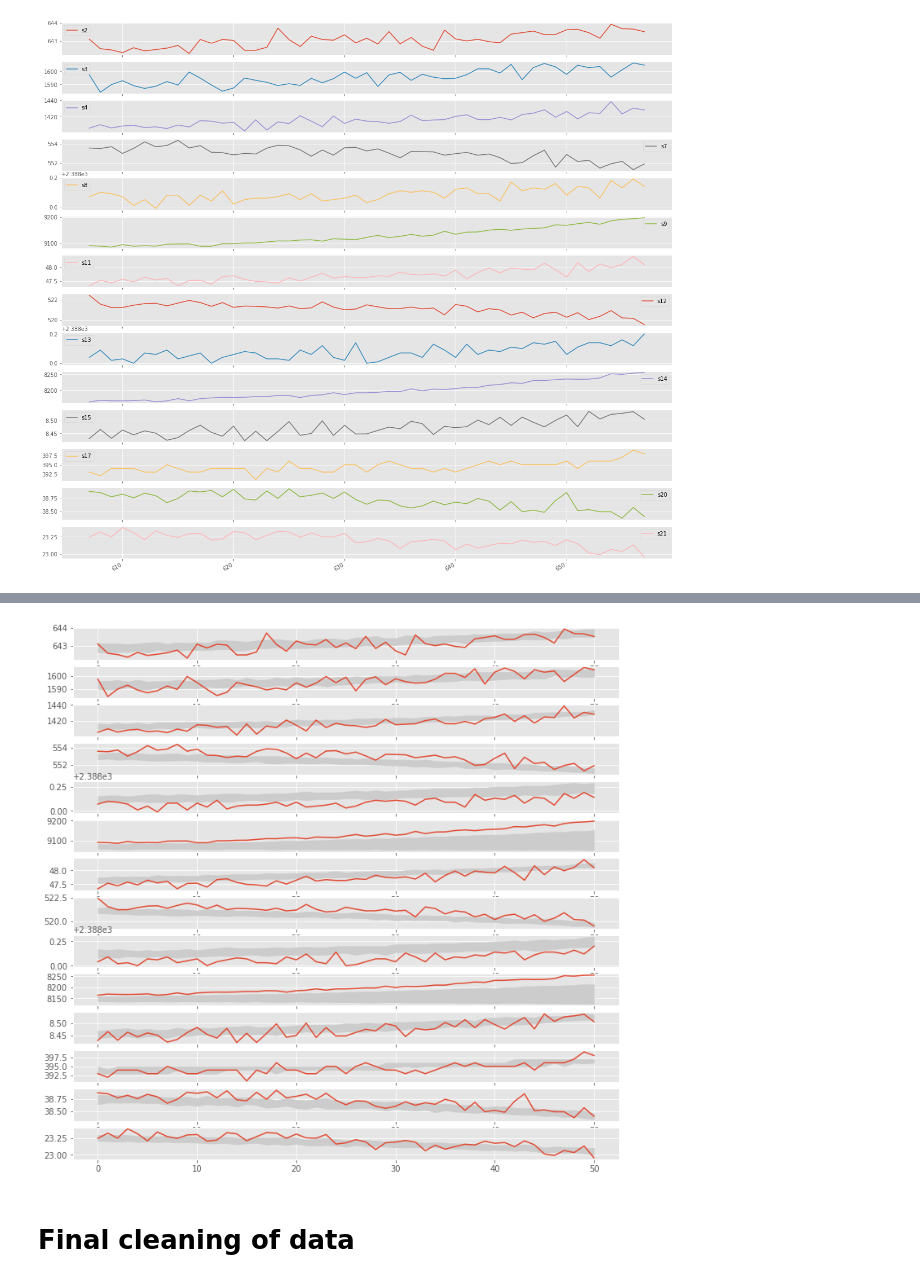
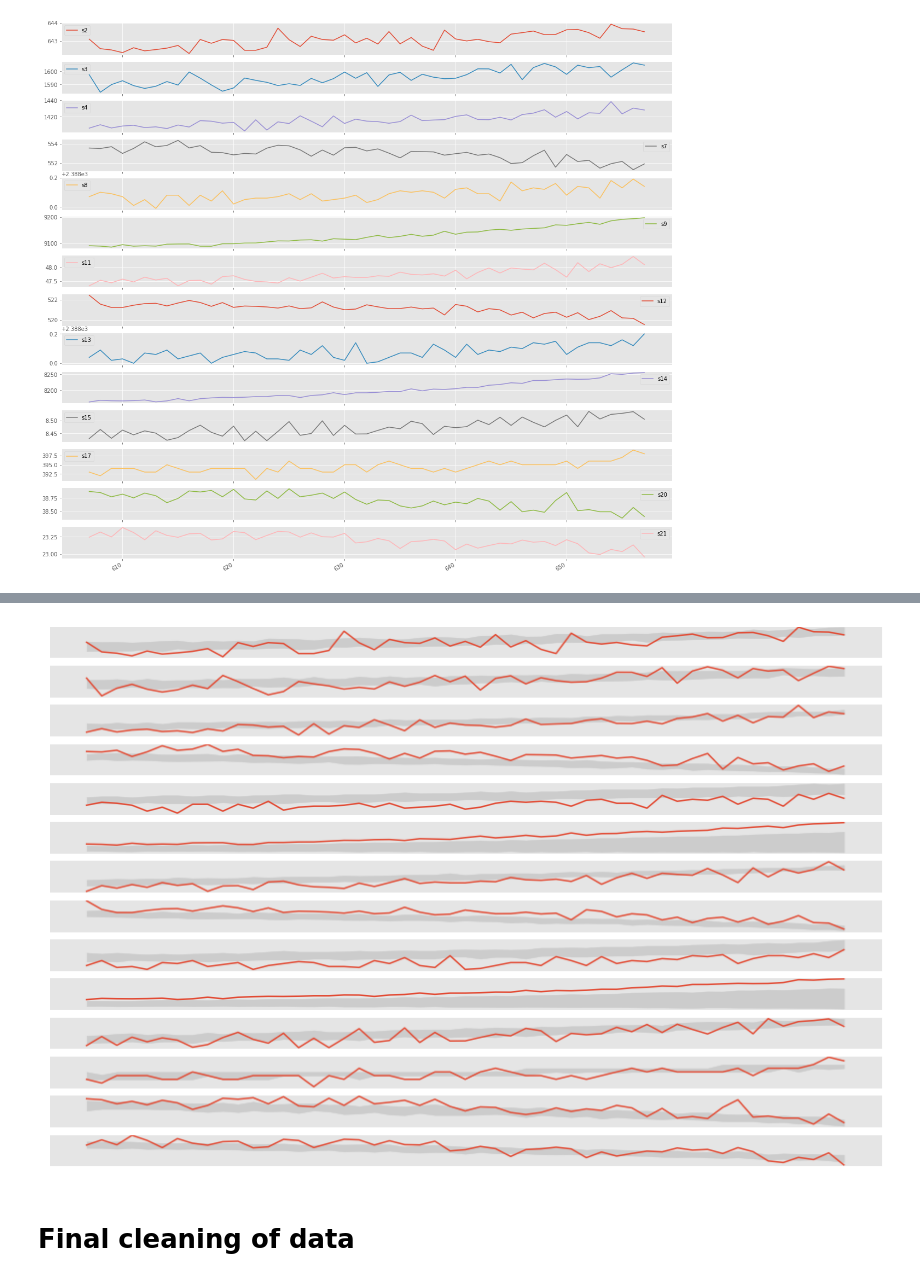
Before and after one commit to arcweld/DSI_Capstone_2, a Jupyter notebook: Capstone2.ipynb, the cells around one changed output, grey strips where cells are left out. Drawn from its saved outputs; the diff is of its cells as text; code cells hidden in the pictures.

```diff
--- a/Capstone2.ipynb
+++ b/Capstone2.ipynb
@@ -499,3 +483,0 @@ window_avg_sd(df1)
-# %%
-df1.dropna(axis=0, inplace=True)
-df1.info()
@@ -522,8 +483,0 @@ memory usage: 11.2 MB
-# %%
-engine_id3 = df1[df1['id'] == 3]
-engine_id3_50cycleWindow = engine_id3[engine_id3['RUL'] <= engine_id3['RUL'].min() + 50]
-cols1 = ['a2', 'a3', 'a4', 'a7', 'a8', 'a9', 'a11', 'a12', 'a13', 'a14', 'a15', 'a17', 'a20', 'a21']
-engine_id3_50cycleWindow1 = engine_id3_50cycleWindow[cols1]
-
-# plotting sensor data for engine ID 3 prior to a failure point
-engine_id3_50cycleWindow1.plot(subplots=True, sharex=True, figsize=(20,20));
@@ -540,5 +511,5 @@ q25.set_index('RUL')
 # %%
-eng_id3 = df1[df1['id'] == 3]
+eng_id3 = df2[df2['id'] == 3]
 eng_id3.set_index('RUL')
 # %% [output]
 |  | id | cycle | setting1 | setting2 | setting3 | s1 | s2 | s3 | s4 | s5 | s6 | ... |
@@ -576,0 +550,8 @@ ax.fill_between(index, q25.s3.values.ravel(), q75.s3.values.ravel(), color='0.8'
+# %%
+fig, ax = plt.subplots(len(disp_cols), figsize=(15,10))
+for i, disp in enumerate(disp_cols):
+  ax[i].fill_between(index, q25[disp].values.ravel(), q75[disp].values.ravel())
+  # ax[i].plot(anti_index,eng_id3_50[disp], label=disp)
+  ax[i].set_yticks([])
+  ax[i].set_xticks([])
+plt.savefig('data/trends')
@@ -577,10 +560,13 @@ ax.fill_between(index, q25.s3.values.ravel(), q75.s3.values.ravel(), color='0.8'
 # %%
-fig, ax = plt.subplots(len(disp_cols), figsize=(12,12))
+fig, ax = plt.subplots(len(disp_cols), figsize=(15,10))
 for i, disp in enumerate(disp_cols):
   ax[i].fill_between(index, q25[disp].values.ravel(), q75[disp].values.ravel(), color='0.8')
-  ax[i].plot(anti_index,eng_id3_50[disp])
+  ax[i].plot(anti_index,eng_id3_50[disp], label=disp)
+  ax[i].set_yticks([])
+  ax[i].set_xticks([])
+plt.savefig('data/compare_trends')
 # %% [output]
-[figure, old version]
+[figure, new version]
 # %% [markdown]
 # Final cleaning of data
 # %% [markdown]
```
Also changed, not shown: parts of 87 cells of this notebook.
